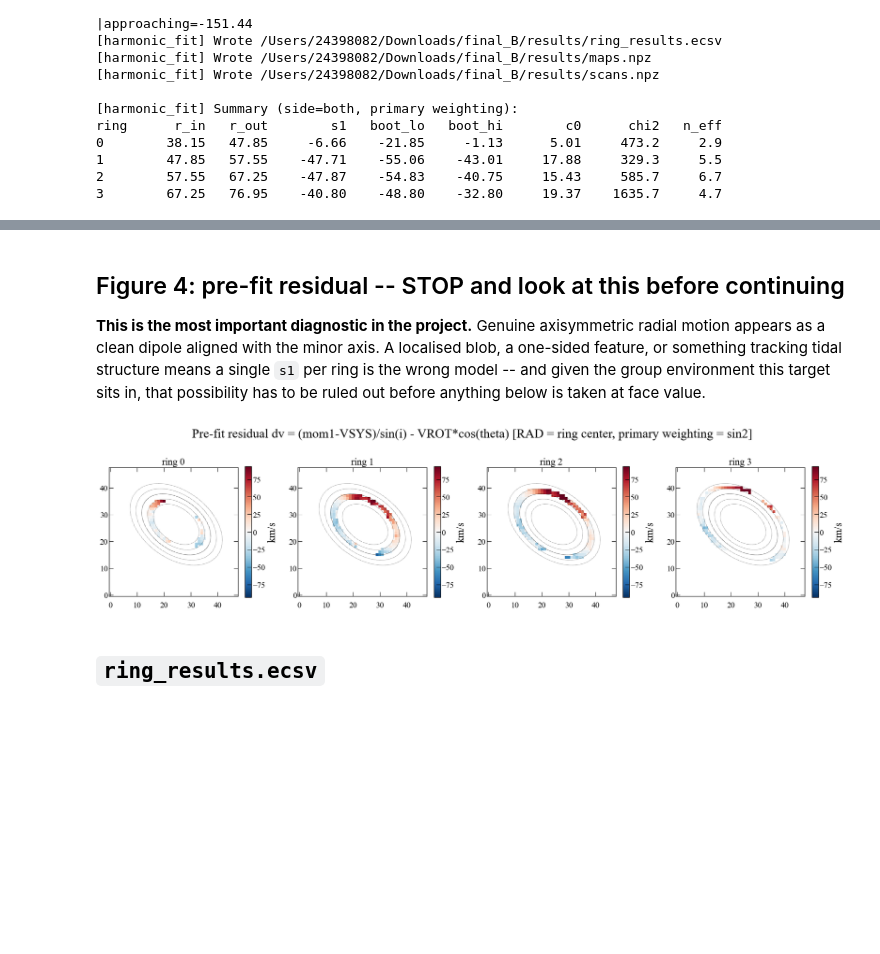
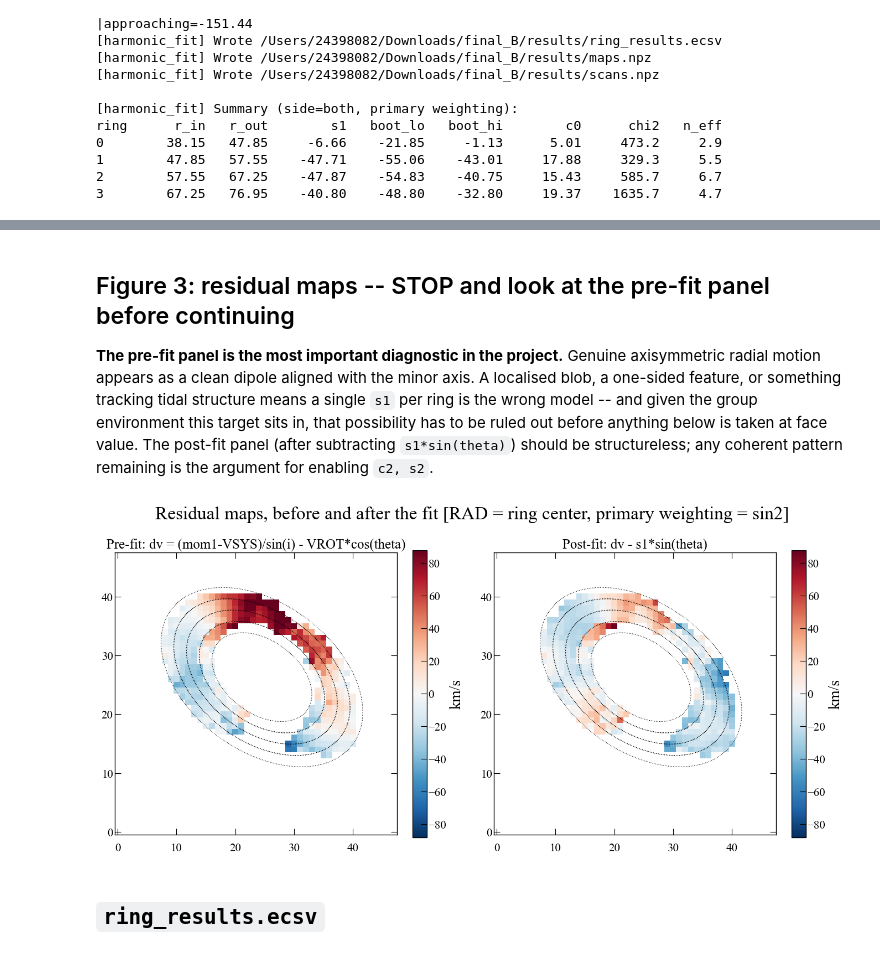
Before and after one commit to Suvajit-Sardar/SM_harmonic_fit, a Jupyter notebook: harmonic_pipeline.ipynb, the cells around one changed output, grey strips where cells are left out. Saved outputs shown, nothing was run; the diff lists cells and outputs as text; code cells hidden in the pictures; blank space fills up the shorter version.

```diff
--- a/harmonic_pipeline.ipynb
+++ b/harmonic_pipeline.ipynb
@@ -159,17 +161,19 @@ None
 # %% [markdown]
-## Figure 4: pre-fit residual -- STOP and look at this before continuing
+## Figure 3: residual maps -- STOP and look at the pre-fit panel before continuing
 
-**This is the most important diagnostic in the project.** Genuine
-axisymmetric radial motion appears as a clean dipole aligned with the minor
-axis. A localised blob, a one-sided feature, or something tracking tidal
-structure means a single `s1` per ring is the wrong model -- and given the
-group environment this target sits in, that possibility has to be ruled out
-before anything below is taken at face value.
+**The pre-fit panel is the most important diagnostic in the project.**
+Genuine axisymmetric radial motion appears as a clean dipole aligned with
+the minor axis. A localised blob, a one-sided feature, or something tracking
+tidal structure means a single `s1` per ring is the wrong model -- and given
+the group environment this target sits in, that possibility has to be ruled
+out before anything below is taken at face value. The post-fit panel (after
+subtracting `s1*sin(theta)`) should be structureless; any coherent pattern
+remaining is the argument for enabling `c2, s2`.
 # %%
-hp.fig_prefit_residual(res)
+hp.fig_residual_maps(res)
 None
 # %% [output]
-[figure, old version]
+[figure, new version]
 # %% [markdown]
 ## `ring_results.ecsv`
 # %%
```
Also changed, not shown: parts of 8 cells of this notebook, 3 other files.
